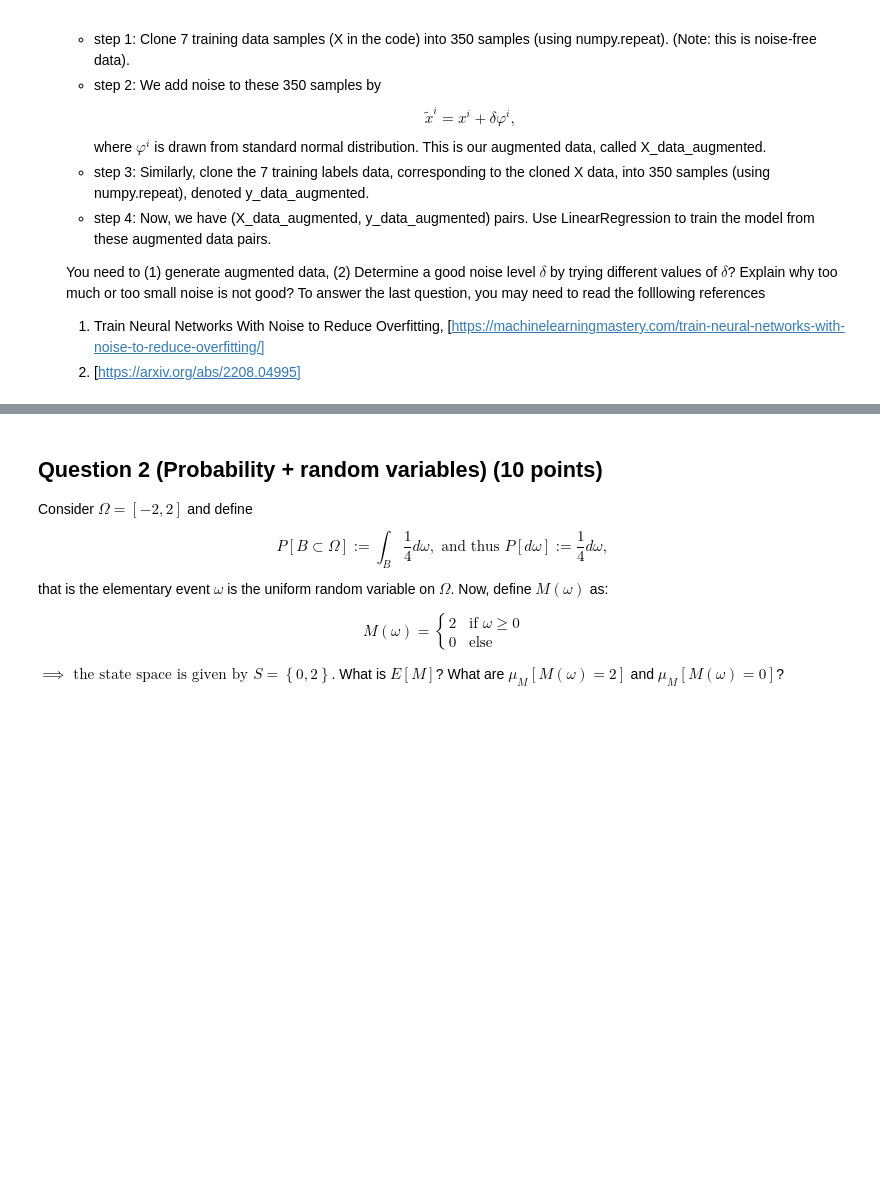
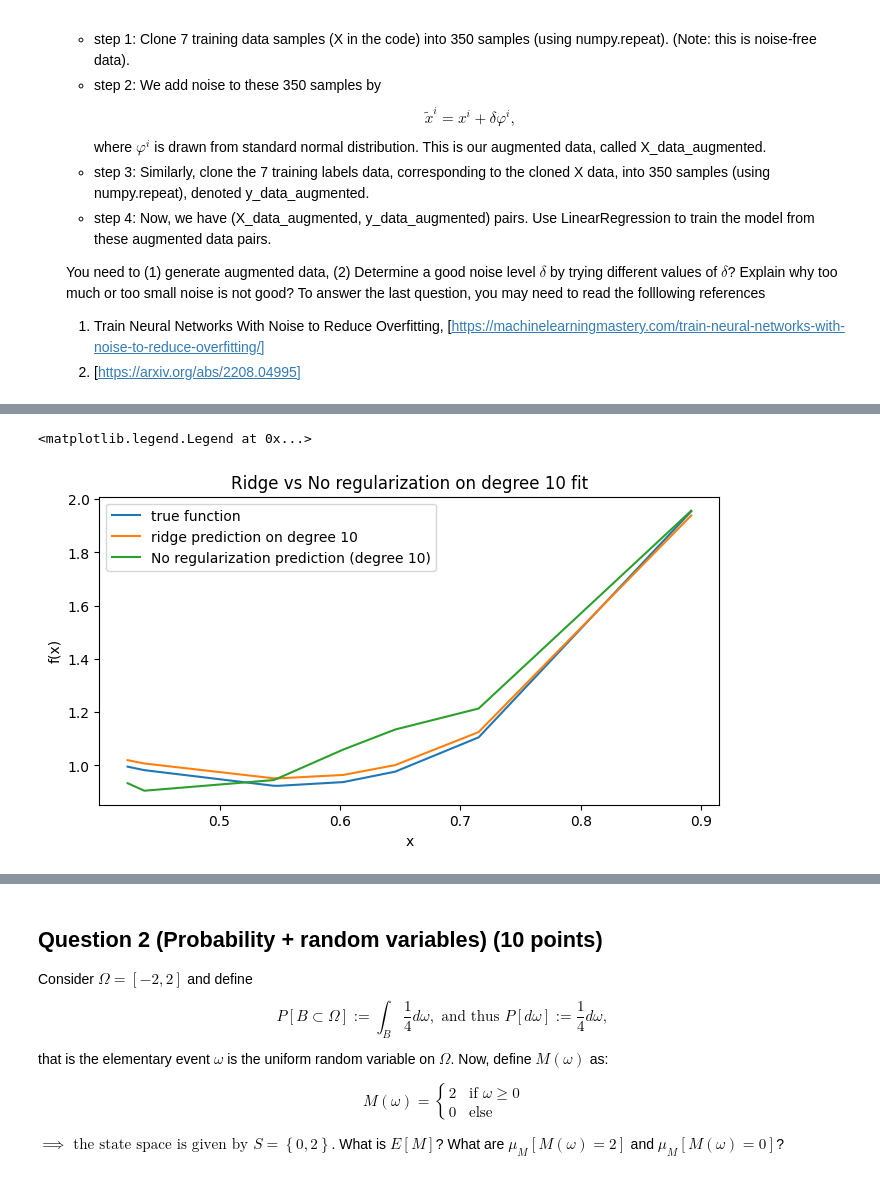
Before and after one commit to rx9933/COE-379L, a Jupyter notebook: Assignments/Assignment2/Assignment_2.ipynb, the cells around one changed output, grey strips where cells are left out. Cells and saved outputs as stored; diff of their text form; code cells hidden in the pictures; blank space fills up the shorter version.

```diff
--- a/Assignments/Assignment2/Assignment_2.ipynb
+++ b/Assignments/Assignment2/Assignment_2.ipynb
@@ -120,0 +153,17 @@ Reshape your data either using array.reshape(-1, 1) if your data has a single fe
+# %%
+#1c, part 1
+def ridge(degree, alpha):
+    ridge_model = Pipeline([('poly_features', PolynomialFeatures(degree=degree)),('ridge_regression', Ridge(alpha=alpha))])
+    return ridge_model.fit(X_train.reshape(X_train.shape[0], 1), y_train_data)
+degree = 10
+alpha = 0.001
+plt.plot(X_holdout,y_holdout_true, label = "true function")
+plt.plot(X_holdout,ridge(degree, alpha).predict(X_holdout.reshape(X_holdout.shape[0], 1)), label = "ridge prediction on degree 10")
+plt.plot(X_holdout,pow10_pred, label = "No regularization prediction (degree 10)")
+plt.xlabel("x")
+plt.ylabel("f(x)")
+plt.title("Ridge vs No regularization on degree 10 fit")
+plt.legend()
+# %% [output]
+<matplotlib.legend.Legend at 0x...>
+[figure, added]
```
Also changed, not shown: parts of 7 cells of this notebook.
